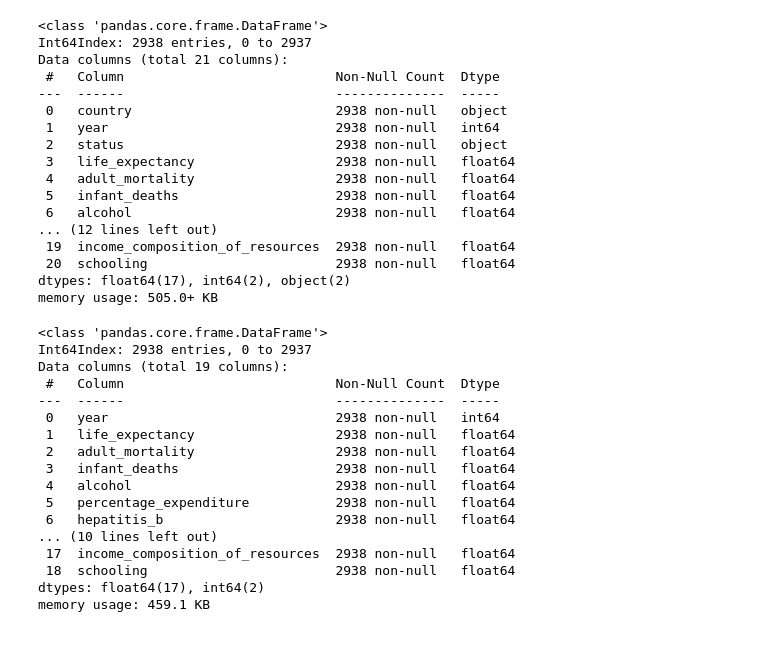
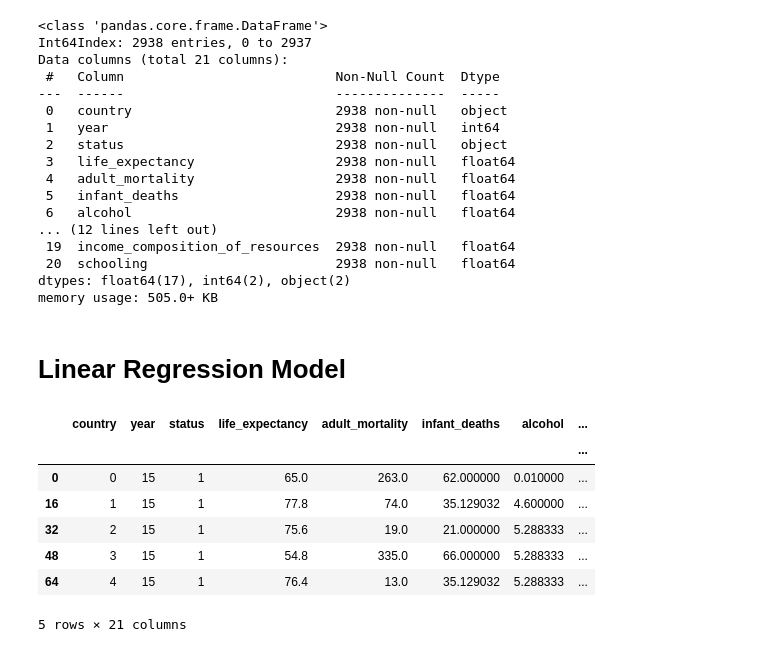
Before and after one commit to Dnezzhello/python_project, a Jupyter notebook: Simple_Linear_Regression.ipynb, the cells around one changed output. Saved outputs shown, nothing was run; the diff lists cells and outputs as text; code cells hidden in the pictures.

```diff
--- a/Simple_Linear_Regression.ipynb
+++ b/Simple_Linear_Regression.ipynb
@@ -60,3 +56,5 @@ Data columns (total 21 columns):
  20  schooling                        2938 non-null   float64
 dtypes: float64(17), int64(2), object(2)
 memory usage: 505.0+ KB
+# %% [markdown]
+# Linear Regression Model
@@ -63,20 +63,20 @@ memory usage: 505.0+ KB
 # %%
-df._get_numeric_data().info()
+# Converting Categorial values into Numerical values
+
+from sklearn.preprocessing import LabelEncoder,OneHotEncoder
+
+labelencoder=LabelEncoder()
+df1['country']=labelencoder.fit_transform(df1['country'])
+df1['year']=labelencoder.fit_transform(df1['year'])
+df1['status']=labelencoder.fit_transform(df1['status'])
+
+df1.head()
 # %% [output]
+|  | country | year | status | life_expectancy | adult_mortality | infant_deaths | alcohol | ... |
+|  |  |  |  |  |  |  |  | ... |
+| 0 | 0 | 15 | 1 | 65.0 | 263.0 | 62.000000 | 0.010000 | ... |
+| 16 | 1 | 15 | 1 | 77.8 | 74.0 | 35.129032 | 4.600000 | ... |
+| 32 | 2 | 15 | 1 | 75.6 | 19.0 | 21.000000 | 5.288333 | ... |
+| 48 | 3 | 15 | 1 | 54.8 | 335.0 | 66.000000 | 5.288333 | ... |
+| 64 | 4 | 15 | 1 | 76.4 | 13.0 | 35.129032 | 5.288333 | ... |
-<class 'pandas.core.frame.DataFrame'>
-Int64Index: 2938 entries, 0 to 2937
-Data columns (total 19 columns):
- #   Column                           Non-Null Count  Dtype
----  ------                           --------------  -----
- 0   year                             2938 non-null   int64
- 1   life_expectancy                  2938 non-null   float64
- 2   adult_mortality                  2938 non-null   float64
- 3   infant_deaths                    2938 non-null   float64
- 4   alcohol                          2938 non-null   float64
- 5   percentage_expenditure           2938 non-null   float64
- 6   hepatitis_b                      2938 non-null   float64
-... (10 lines left out)
- 17  income_composition_of_resources  2938 non-null   float64
- 18  schooling                        2938 non-null   float64
-dtypes: float64(17), int64(2)
-memory usage: 459.1 KB
+5 rows × 21 columns
```
Also changed, not shown: parts of 23 cells of this notebook, 2 other files.
